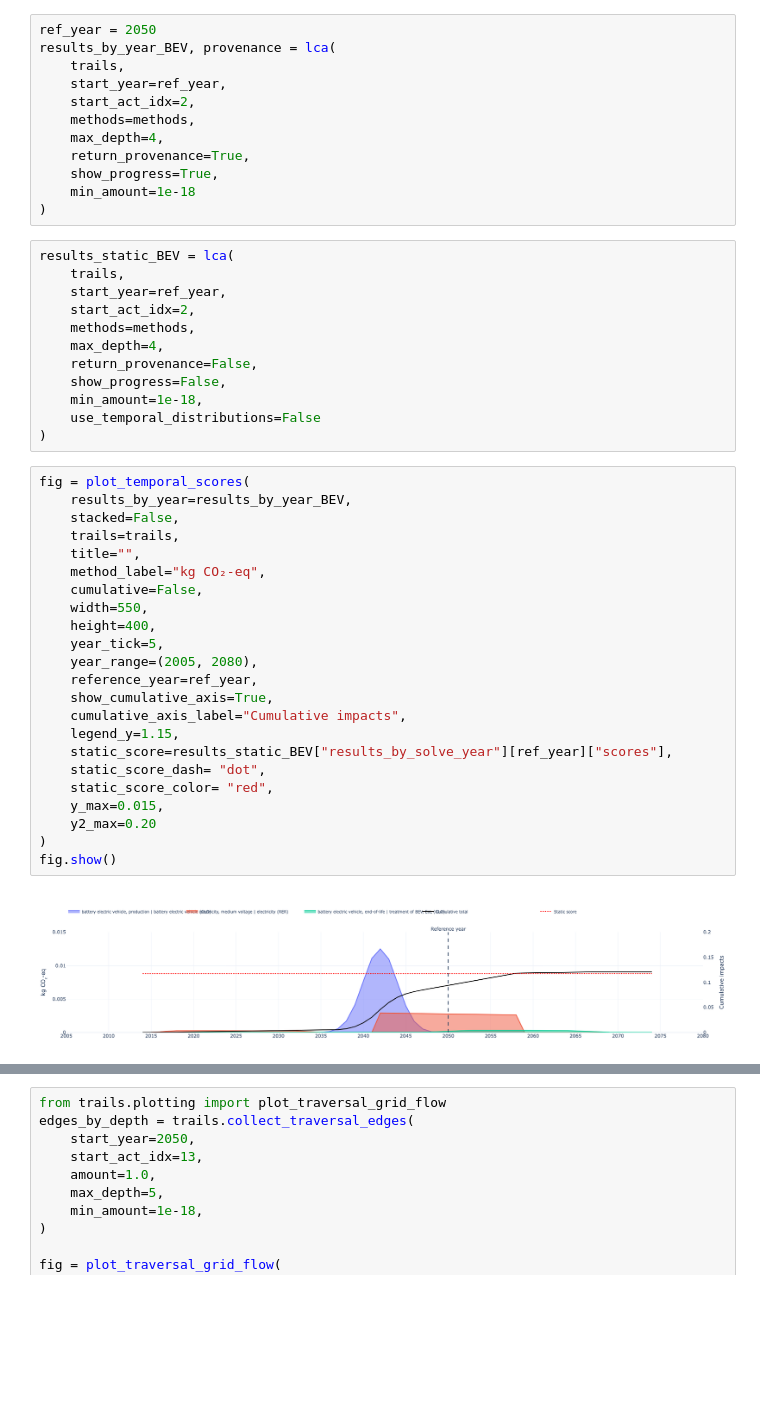
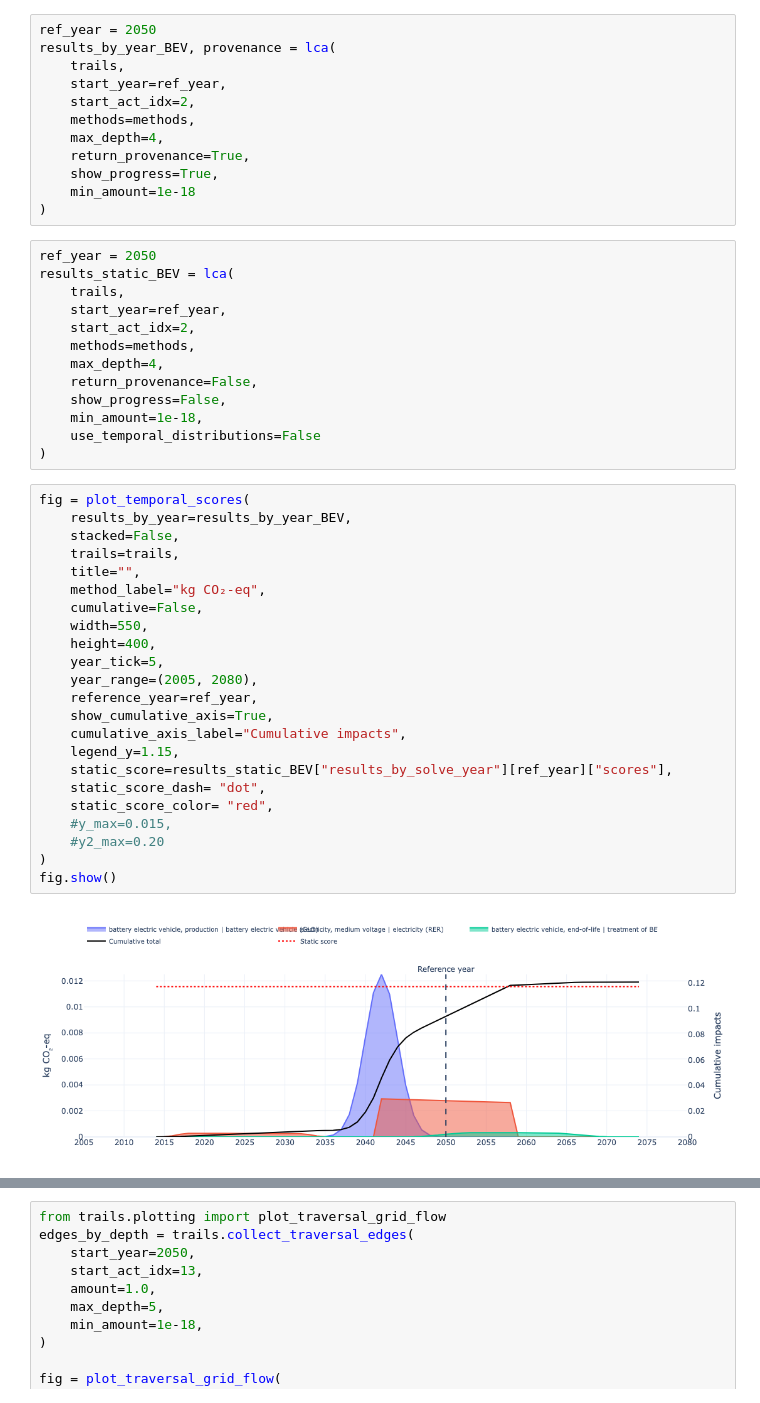
Before and after one commit to Laboratory-for-Energy-Systems-Analysis/trails, a Jupyter notebook: dev/example/dev.ipynb, the cells around one changed output, grey strips where cells are left out. Cells and saved outputs as stored; diff of their text form; blank space fills up the shorter version.

```diff
--- a/dev/example/dev.ipynb
+++ b/dev/example/dev.ipynb
@@ -83,6 +90,7 @@ results_by_year_BEV, provenance = lca(
     min_amount=1e-18
 )
 # %%
+ref_year = 2050
 results_static_BEV = lca(
     trails,
     start_year=ref_year,
@@ -97,25 +105,25 @@ results_static_BEV = lca(
 # %%
 fig = plot_temporal_scores(
     results_by_year=results_by_year_BEV,
     stacked=False,
     trails=trails,
     title="",
     method_label="kg CO₂-eq",
     cumulative=False,
     width=550,
     height=400,
     year_tick=5,
     year_range=(2005, 2080),
     reference_year=ref_year,
     show_cumulative_axis=True,
     cumulative_axis_label="Cumulative impacts",
     legend_y=1.15,
     static_score=results_static_BEV["results_by_solve_year"][ref_year]["scores"],
     static_score_dash= "dot",
     static_score_color= "red",
-    y_max=0.015,
-    y2_max=0.20
+    #y_max=0.015,
+    #y2_max=0.20
 )
 fig.show()
 # %% [output]
-[figure, old version]
+[figure, new version]
```
Also changed, not shown: parts of 31 cells of this notebook, 7 other files.
